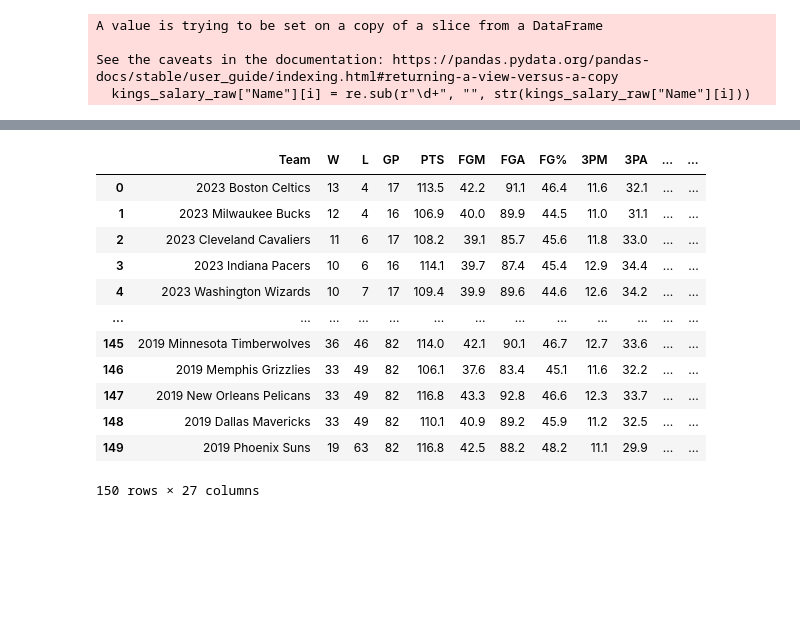
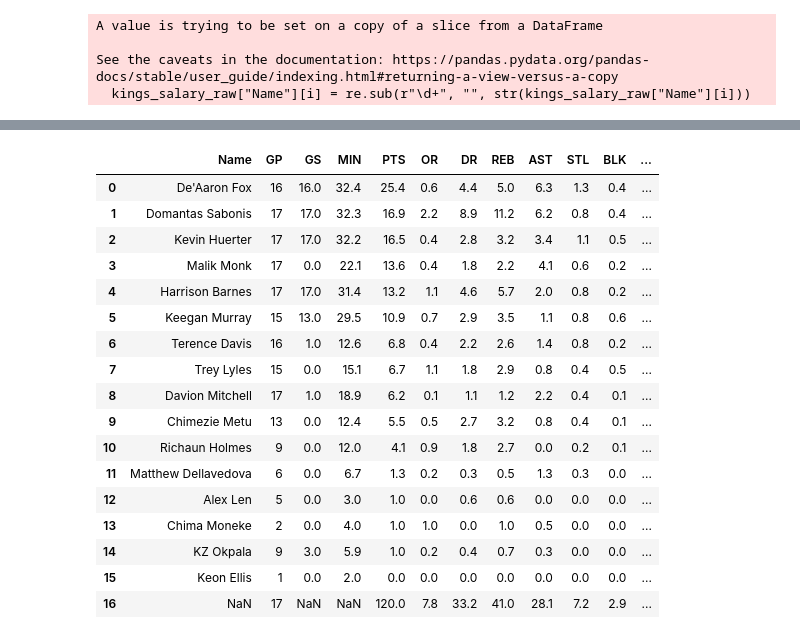
Before and after one commit to mattmori21/Kings-Project, a Jupyter notebook: data.ipynb, the cells around one changed output, grey strips where cells are left out. Saved outputs shown, nothing was run; the diff lists cells and outputs as text; code cells hidden in the pictures; blank space fills up the shorter version.

Commit message:
adding team stats and salaries file, changing data file to link to tsas file

```diff
--- a/data.ipynb
+++ b/data.ipynb
@@ -53,7 +53,7 @@ kings_salary = kings_salary.drop(['POS', 'Age', 'HT', 'WT', 'College'], axis = 1
 #combine dfs. final kings 2022 df
 
 
-kings_stats_22 = kings_shoot_stats.join(kings_salary, on = "Name")
+kings_stats_salary = kings_shoot_stats.join(kings_salary, on = "Name")
 # %%
 nbateamstats = pd.DataFrame()
 for i in range(2023,2018, -1):
@@ -231,28 +231,3 @@ fullnbastats
 | 148 | 2019 Dallas Mavericks | 33 | 49 | 82 | 110.1 | 40.9 | 89.2 | 45.9 | 11.2 | 32.5 | ... | ... |
 | 149 | 2019 Phoenix Suns | 19 | 63 | 82 | 116.8 | 42.5 | 88.2 | 48.2 | 11.1 | 29.9 | ... | ... |
 150 rows × 27 columns
-# %%
-#Dataframes available:
-kings_stats
-kings_shoot_stats
-kings_salary
-nbateams
-kings_stats_22
-league_wins_losses
-nbateamstats
-nbaefficiencystats
-fullnbastats
-# %% [output]
-|  | Team | W | L | GP | PTS | FGM | FGA | FG% | 3PM | 3PA | ... | ... |
-| 0 | 2023 Boston Celtics | 13 | 4 | 17 | 113.5 | 42.2 | 91.1 | 46.4 | 11.6 | 32.1 | ... | ... |
-| 1 | 2023 Milwaukee Bucks | 12 | 4 | 16 | 106.9 | 40.0 | 89.9 | 44.5 | 11.0 | 31.1 | ... | ... |
-| 2 | 2023 Cleveland Cavaliers | 11 | 6 | 17 | 108.2 | 39.1 | 85.7 | 45.6 | 11.8 | 33.0 | ... | ... |
-| 3 | 2023 Indiana Pacers | 10 | 6 | 16 | 114.1 | 39.7 | 87.4 | 45.4 | 12.9 | 34.4 | ... | ... |
-| 4 | 2023 Washington Wizards | 10 | 7 | 17 | 109.4 | 39.9 | 89.6 | 44.6 | 12.6 | 34.2 | ... | ... |
-| ... | ... | ... | ... | ... | ... | ... | ... | ... | ... | ... | ... | ... |
-| 145 | 2019 Minnesota Timberwolves | 36 | 46 | 82 | 114.0 | 42.1 | 90.1 | 46.7 | 12.7 | 33.6 | ... | ... |
-| 146 | 2019 Memphis Grizzlies | 33 | 49 | 82 | 106.1 | 37.6 | 83.4 | 45.1 | 11.6 | 32.2 | ... | ... |
-| 147 | 2019 New Orleans Pelicans | 33 | 49 | 82 | 116.8 | 43.3 | 92.8 | 46.6 | 12.3 | 33.7 | ... | ... |
-| 148 | 2019 Dallas Mavericks | 33 | 49 | 82 | 110.1 | 40.9 | 89.2 | 45.9 | 11.2 | 32.5 | ... | ... |
-| 149 | 2019 Phoenix Suns | 19 | 63 | 82 | 116.8 | 42.5 | 88.2 | 48.2 | 11.1 | 29.9 | ... | ... |
-150 rows × 27 columns
@@ -260,0 +234,22 @@ fullnbastats
+# %%
+kings_stats["Name"] = kings_stats_salary["Name"]
+kings_stats
+# %% [output]
+|  | Name | GP | GS | MIN | PTS | OR | DR | REB | AST | STL | BLK | ... |
+| 0 | De'Aaron Fox | 16 | 16.0 | 32.4 | 25.4 | 0.6 | 4.4 | 5.0 | 6.3 | 1.3 | 0.4 | ... |
+| 1 | Domantas Sabonis | 17 | 17.0 | 32.3 | 16.9 | 2.2 | 8.9 | 11.2 | 6.2 | 0.8 | 0.4 | ... |
+| 2 | Kevin Huerter | 17 | 17.0 | 32.2 | 16.5 | 0.4 | 2.8 | 3.2 | 3.4 | 1.1 | 0.5 | ... |
+| 3 | Malik Monk | 17 | 0.0 | 22.1 | 13.6 | 0.4 | 1.8 | 2.2 | 4.1 | 0.6 | 0.2 | ... |
+| 4 | Harrison Barnes | 17 | 17.0 | 31.4 | 13.2 | 1.1 | 4.6 | 5.7 | 2.0 | 0.8 | 0.2 | ... |
+| 5 | Keegan Murray | 15 | 13.0 | 29.5 | 10.9 | 0.7 | 2.9 | 3.5 | 1.1 | 0.8 | 0.6 | ... |
+| 6 | Terence Davis | 16 | 1.0 | 12.6 | 6.8 | 0.4 | 2.2 | 2.6 | 1.4 | 0.8 | 0.2 | ... |
+| 7 | Trey Lyles | 15 | 0.0 | 15.1 | 6.7 | 1.1 | 1.8 | 2.9 | 0.8 | 0.4 | 0.5 | ... |
+| 8 | Davion Mitchell | 17 | 1.0 | 18.9 | 6.2 | 0.1 | 1.1 | 1.2 | 2.2 | 0.4 | 0.1 | ... |
+| 9 | Chimezie Metu | 13 | 0.0 | 12.4 | 5.5 | 0.5 | 2.7 | 3.2 | 0.8 | 0.4 | 0.1 | ... |
+| 10 | Richaun Holmes | 9 | 0.0 | 12.0 | 4.1 | 0.9 | 1.8 | 2.7 | 0.0 | 0.2 | 0.1 | ... |
+| 11 | Matthew Dellavedova | 6 | 0.0 | 6.7 | 1.3 | 0.2 | 0.3 | 0.5 | 1.3 | 0.3 | 0.0 | ... |
+| 12 | Alex Len | 5 | 0.0 | 3.0 | 1.0 | 0.0 | 0.6 | 0.6 | 0.0 | 0.0 | 0.0 | ... |
+| 13 | Chima Moneke | 2 | 0.0 | 4.0 | 1.0 | 1.0 | 0.0 | 1.0 | 0.5 | 0.0 | 0.0 | ... |
+| 14 | KZ Okpala | 9 | 3.0 | 5.9 | 1.0 | 0.2 | 0.4 | 0.7 | 0.3 | 0.0 | 0.0 | ... |
+| 15 | Keon Ellis | 1 | 0.0 | 2.0 | 0.0 | 0.0 | 0.0 | 0.0 | 0.0 | 0.0 | 0.0 | ... |
+| 16 | NaN | 17 | NaN | NaN | 120.0 | 7.8 | 33.2 | 41.0 | 28.1 | 7.2 | 2.9 | ... |
```
Also changed, not shown: parts of 11 cells of this notebook, 1 other file.
